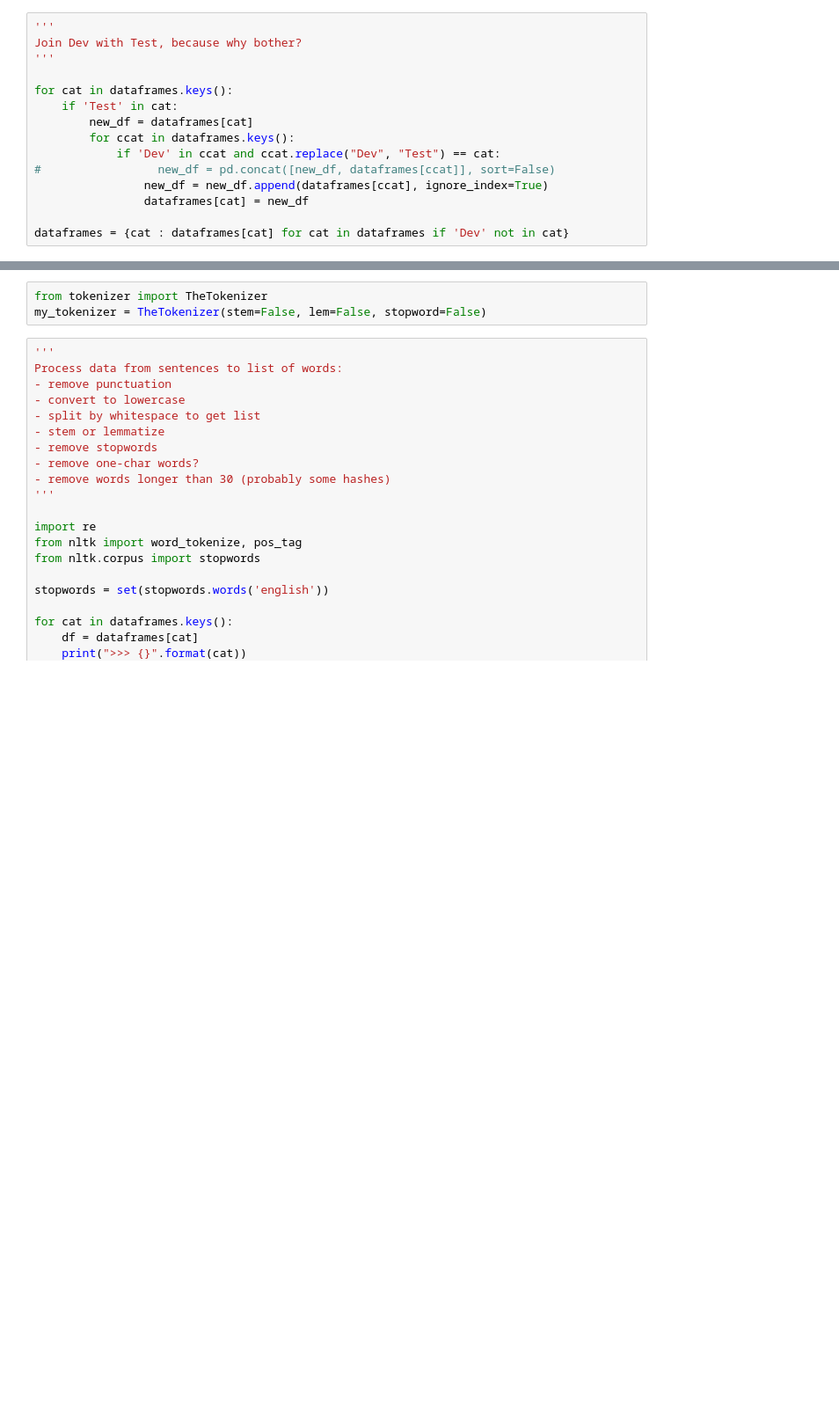
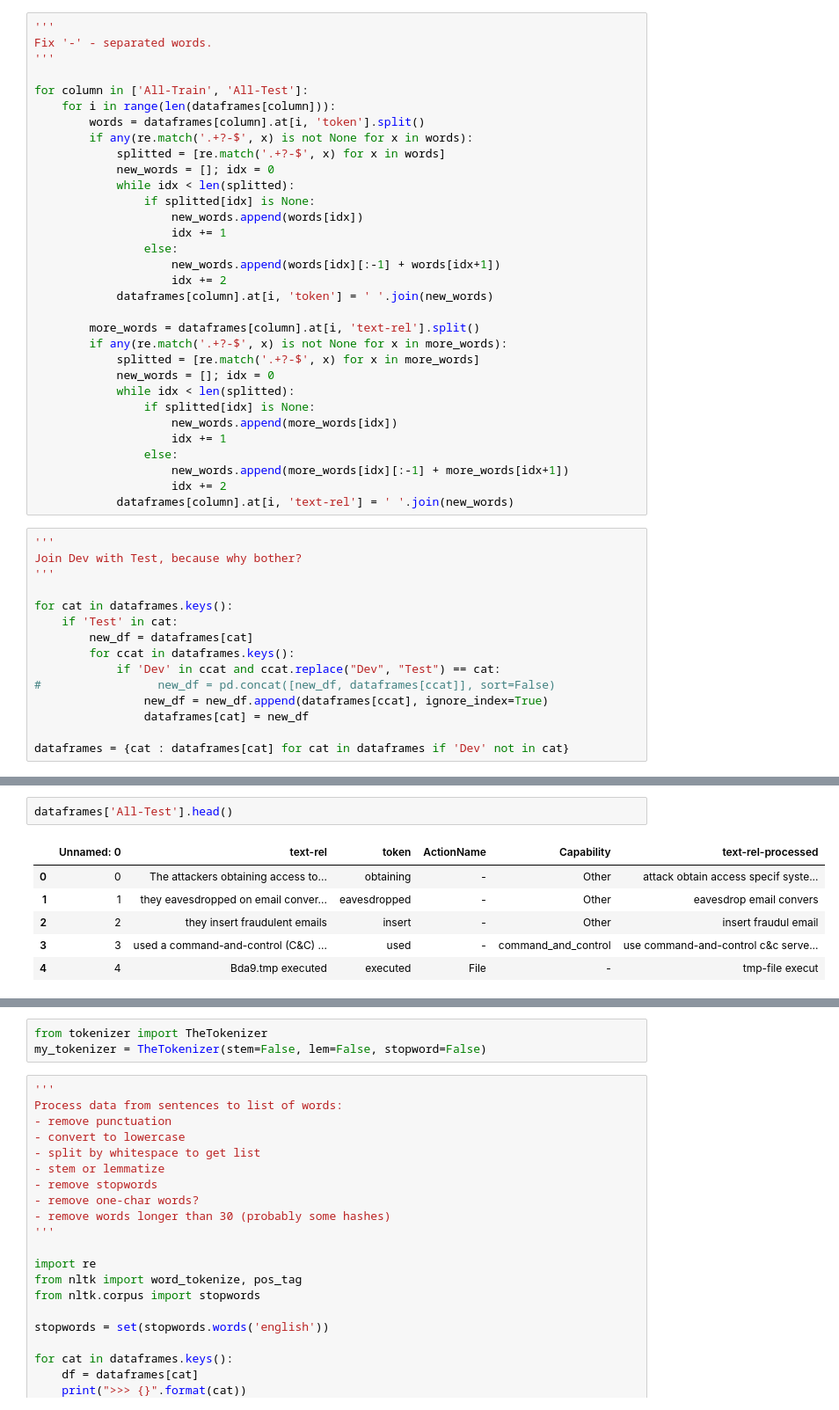
Before and after one commit to jells123/Secure-NLP, a Jupyter notebook: 1-Analyze-data-ALL.ipynb, the cells around one changed output, grey strips where cells are left out. Shown: that part at 88% size. Saved outputs shown, nothing was run; the diff lists cells and outputs as text; blank space fills up the shorter version.

```diff
--- a/1-Analyze-data-ALL.ipynb
+++ b/1-Analyze-data-ALL.ipynb
@@ -32,3 +44,35 @@ dataframes['All-Train'].head()
+# %%
+'''
+Fix '-' - separated words.
+'''
+
+for column in ['All-Train', 'All-Test']:
+    for i in range(len(dataframes[column])):
+        words = dataframes[column].at[i, 'token'].split()
+        if any(re.match('.+?-$', x) is not None for x in words):
+            splitted = [re.match('.+?-$', x) for x in words]
+            new_words = []; idx = 0
+            while idx < len(splitted):
+                if splitted[idx] is None:
+                    new_words.append(words[idx])
+                    idx += 1
+                else:
+                    new_words.append(words[idx][:-1] + words[idx+1])
+                    idx += 2
+            dataframes[column].at[i, 'token'] = ' '.join(new_words)
+
+        more_words = dataframes[column].at[i, 'text-rel'].split()
+        if any(re.match('.+?-$', x) is not None for x in more_words):
+            splitted = [re.match('.+?-$', x) for x in more_words]
+            new_words = []; idx = 0
+            while idx < len(splitted):
+                if splitted[idx] is None:
+                    new_words.append(more_words[idx])
+                    idx += 1
+                else:
+                    new_words.append(more_words[idx][:-1] + more_words[idx+1])
+                    idx += 2
+            dataframes[column].at[i, 'text-rel'] = ' '.join(new_words)
 # %%
 '''
 Join Dev with Test, because why bother?
@@ -50,0 +91,9 @@ dict_keys(['All-Test', 'All-Train'])
+# %%
+dataframes['All-Test'].head()
+# %% [output]
+|  | Unnamed: 0 | text-rel | token | ActionName | Capability | text-rel-processed |
+| 0 | 0 | The attackers obtaining access to... | obtaining | - | Other | attack obtain access specif syste... |
+| 1 | 1 | they eavesdropped on email conver... | eavesdropped | - | Other | eavesdrop email convers |
+| 2 | 2 | they insert fraudulent emails | insert | - | Other | insert fraudul email |
+| 3 | 3 | used a command-and-control (C&C) ... | used | - | command_and_control | use command-and-control c&c serve... |
+| 4 | 4 | Bda9.tmp executed | executed | File | - | tmp-file execut |
```
Also changed, not shown: parts of 11 cells of this notebook, 9 other files.
